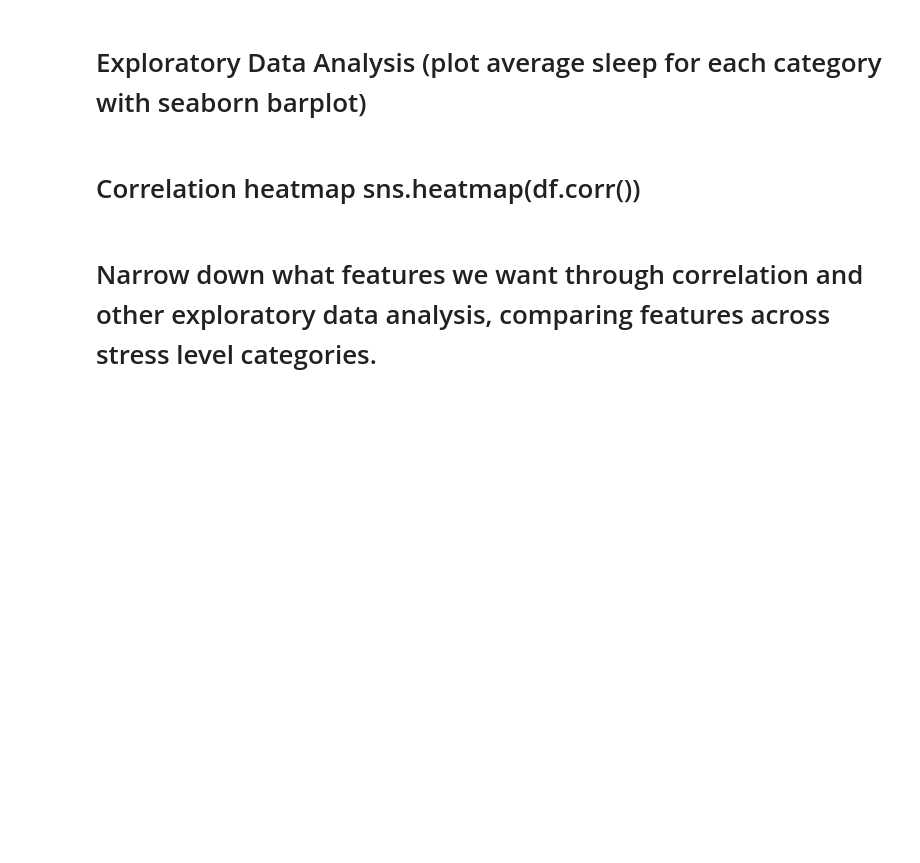
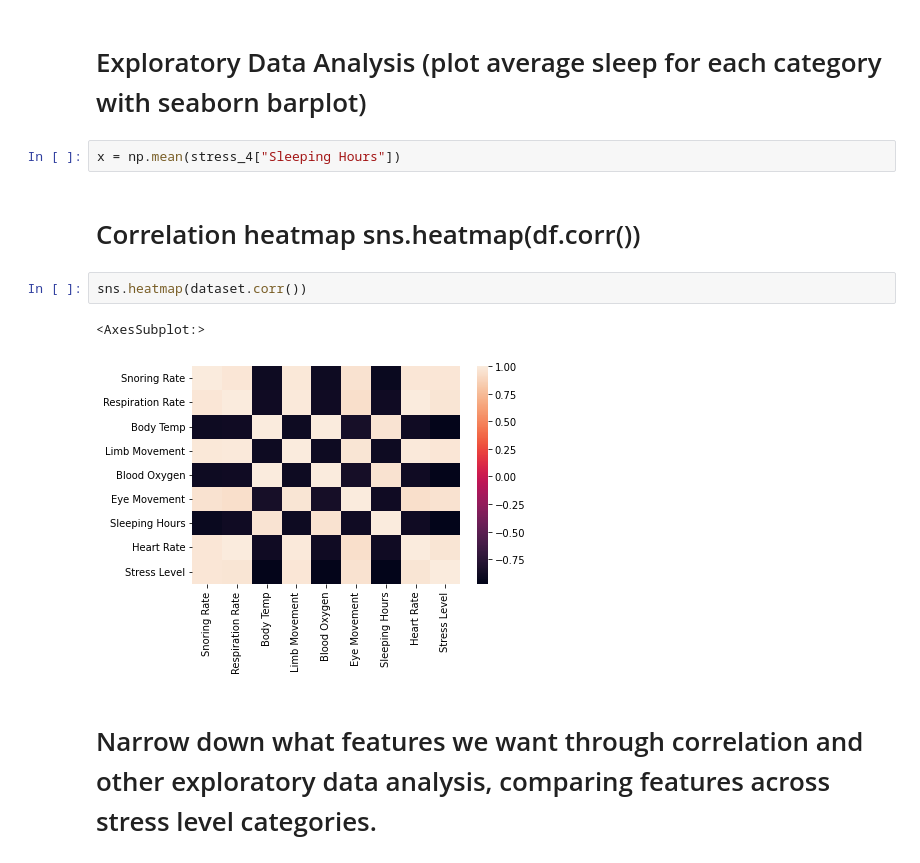
Before and after one commit to mkerekes1427/CAP-4770-Final-Project, a Jupyter notebook: sleep-datascience-notebook.ipynb, the cells around one changed output. Cells and saved outputs as stored; diff of their text form; blank space fills up the shorter version.

```diff
--- a/sleep-datascience-notebook.ipynb
+++ b/sleep-datascience-notebook.ipynb
@@ -25,7 +73,14 @@ for dirname, _, filenames in os.walk('/kaggle/input'):
 # %% [markdown]
 # Exploratory Data Analysis (plot average sleep for each category with seaborn barplot)
+# %%
+x = np.mean(stress_4["Sleeping Hours"])
 # %% [markdown]
 # Correlation heatmap sns.heatmap(df.corr())
+# %%
+sns.heatmap(dataset.corr())
+# %% [output]
+<AxesSubplot:>
+[figure, added]
 # %% [markdown]
 # Narrow down what features we want through correlation and other exploratory data analysis, comparing features across stress level categories.
 # %% [markdown]
```
Also changed, not shown: parts of 5 cells of this notebook.
